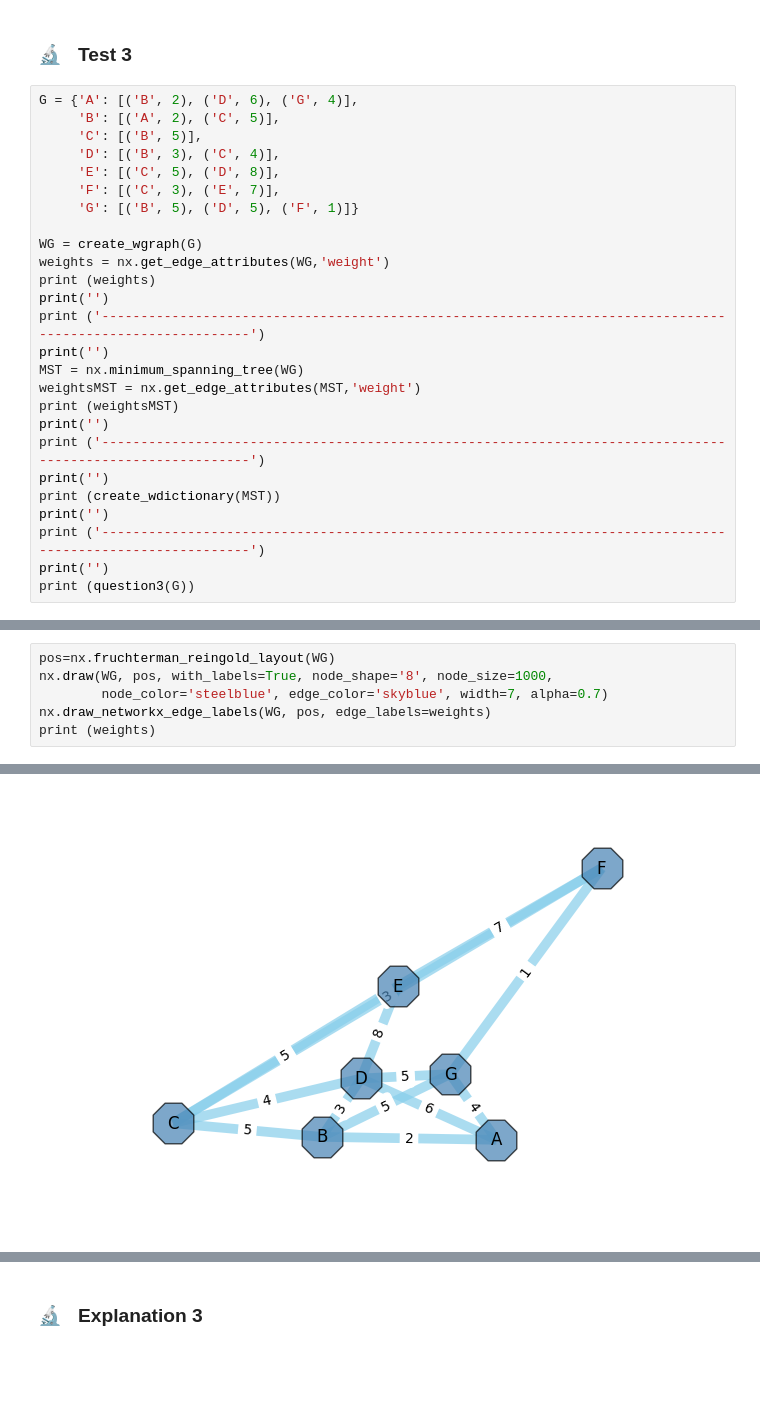
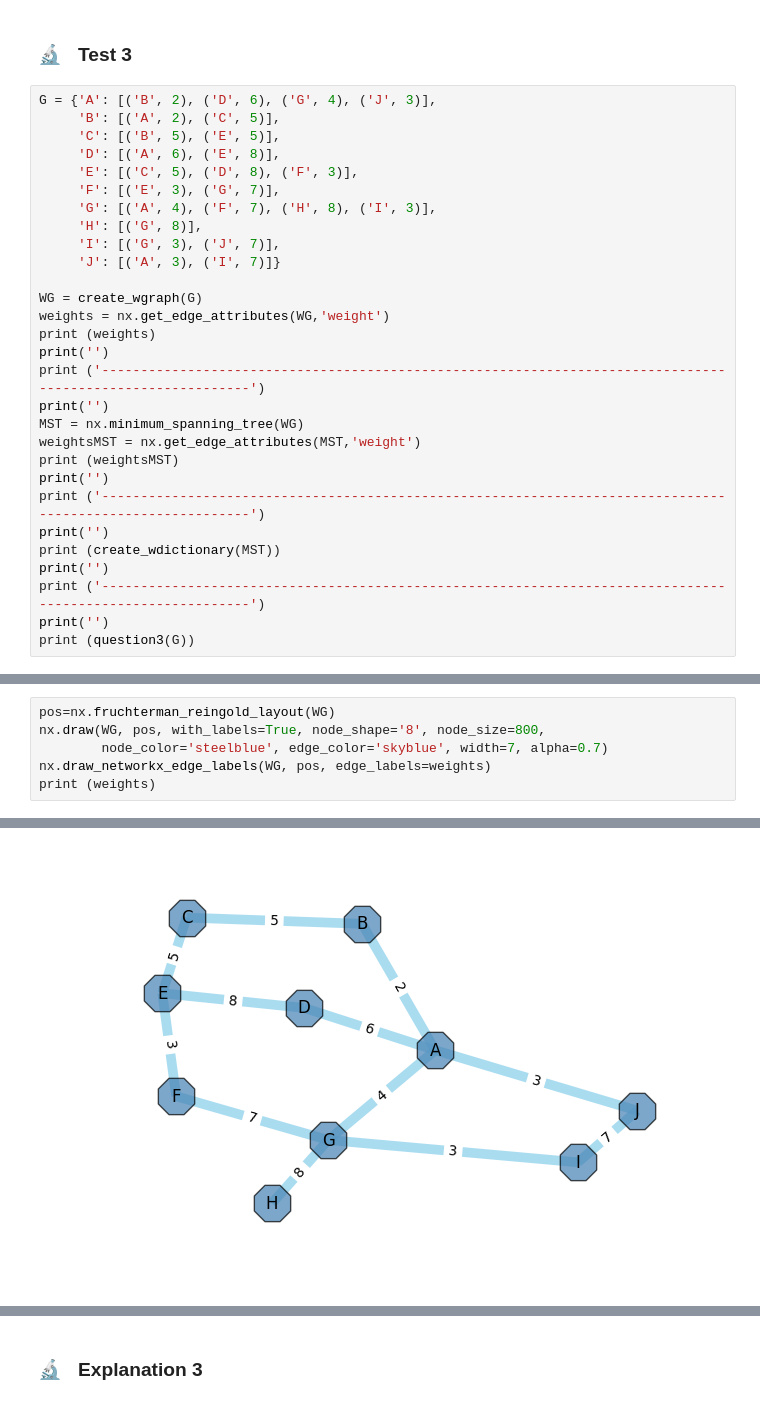
Before and after one commit to OlgaBelitskaya/resume-builder, a Jupyter notebook: Udacity_Technical_Interview_Practice_Project.ipynb, the cells around one changed output, grey strips where cells are left out. Saved outputs shown, nothing was run; the diff lists cells and outputs as text; blank space fills up the shorter version.

```diff
--- a/Udacity_Technical_Interview_Practice_Project.ipynb
+++ b/Udacity_Technical_Interview_Practice_Project.ipynb
@@ -163,13 +163,16 @@ def create_wdictionary(W):
 # %% [markdown]
 ### &#x1F52C; &nbsp;  Test 3
 # %%
-G = {'A': [('B', 2), ('D', 6), ('G', 4)],
+G = {'A': [('B', 2), ('D', 6), ('G', 4), ('J', 3)],
      'B': [('A', 2), ('C', 5)],
-     'C': [('B', 5)],
-     'D': [('B', 3), ('C', 4)],
-     'E': [('C', 5), ('D', 8)],
-     'F': [('C', 3), ('E', 7)],
-     'G': [('B', 5), ('D', 5), ('F', 1)]}
+     'C': [('B', 5), ('E', 5)],
+     'D': [('A', 6), ('E', 8)],
+     'E': [('C', 5), ('D', 8), ('F', 3)],
+     'F': [('E', 3), ('G', 7)],
+     'G': [('A', 4), ('F', 7), ('H', 8), ('I', 3)],
+     'H': [('G', 8)],
+     'I': [('G', 3), ('J', 7)],
+     'J': [('A', 3), ('I', 7)]}
 
 WG = create_wgraph(G)
 weights = nx.get_edge_attributes(WG,'weight')
@@ -205,6 +208,6 @@ OrderedDict([('A', [('B', 2)]), ('B', [('D', 3)]), ('E', [('C', 5)]), ('F', [('G
 # %%
 pos=nx.fruchterman_reingold_layout(WG)
-nx.draw(WG, pos, with_labels=True, node_shape='8', node_size=1000,
+nx.draw(WG, pos, with_labels=True, node_shape='8', node_size=800,
         node_color='steelblue', edge_color='skyblue', width=7, alpha=0.7)
 nx.draw_networkx_edge_labels(WG, pos, edge_labels=weights)
 print (weights)
@@ -213,4 +216,4 @@ print (weights)
-[figure, old version]
+[figure, new version]
 # %%
 nx.draw(MST, pos, with_labels=True, node_shape='8', node_size=1000,
         node_color='steelblue', edge_color='skyblue', width=7, alpha=0.7)
```
Also changed, not shown: parts of 4 cells of this notebook, 1 other file.
